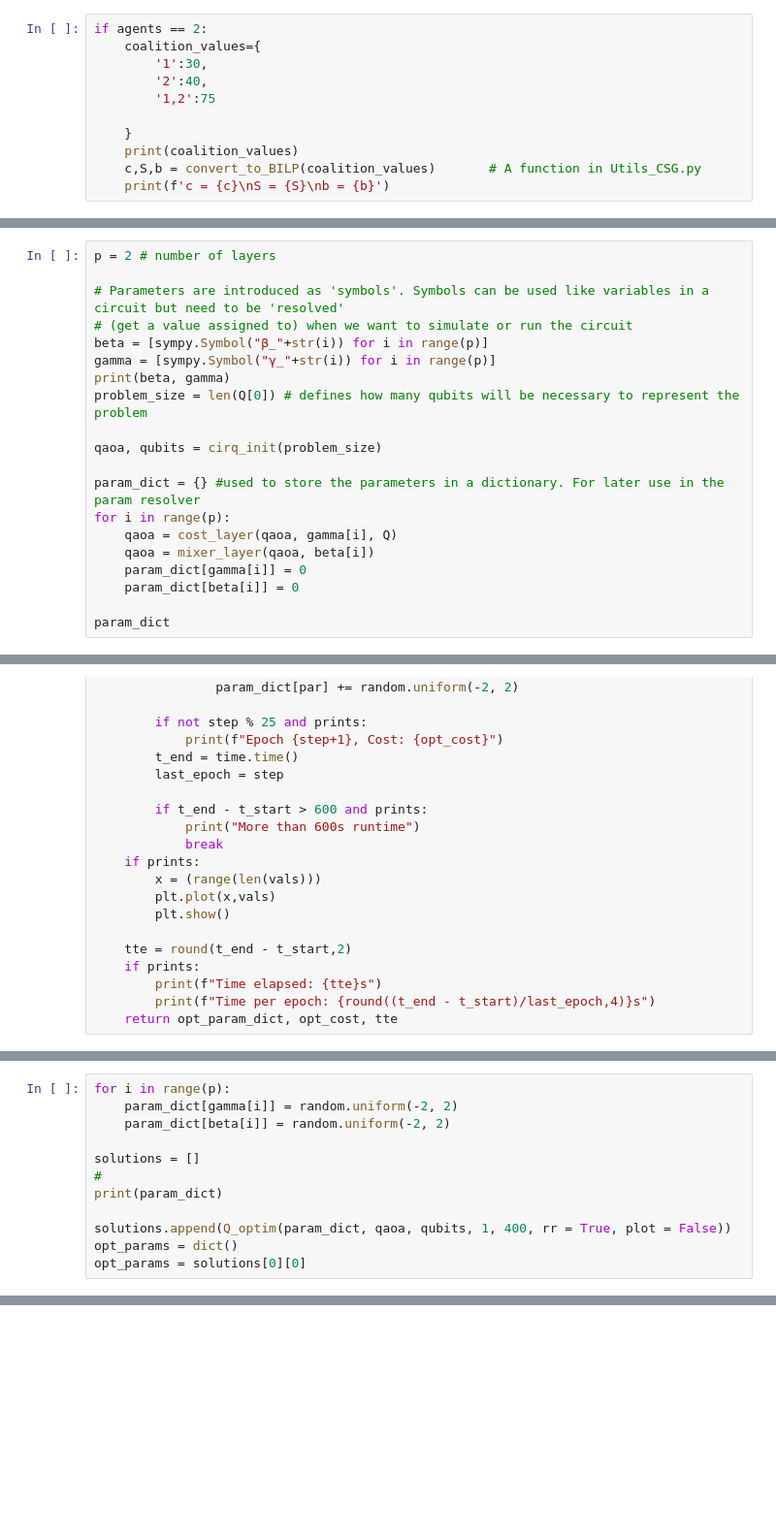
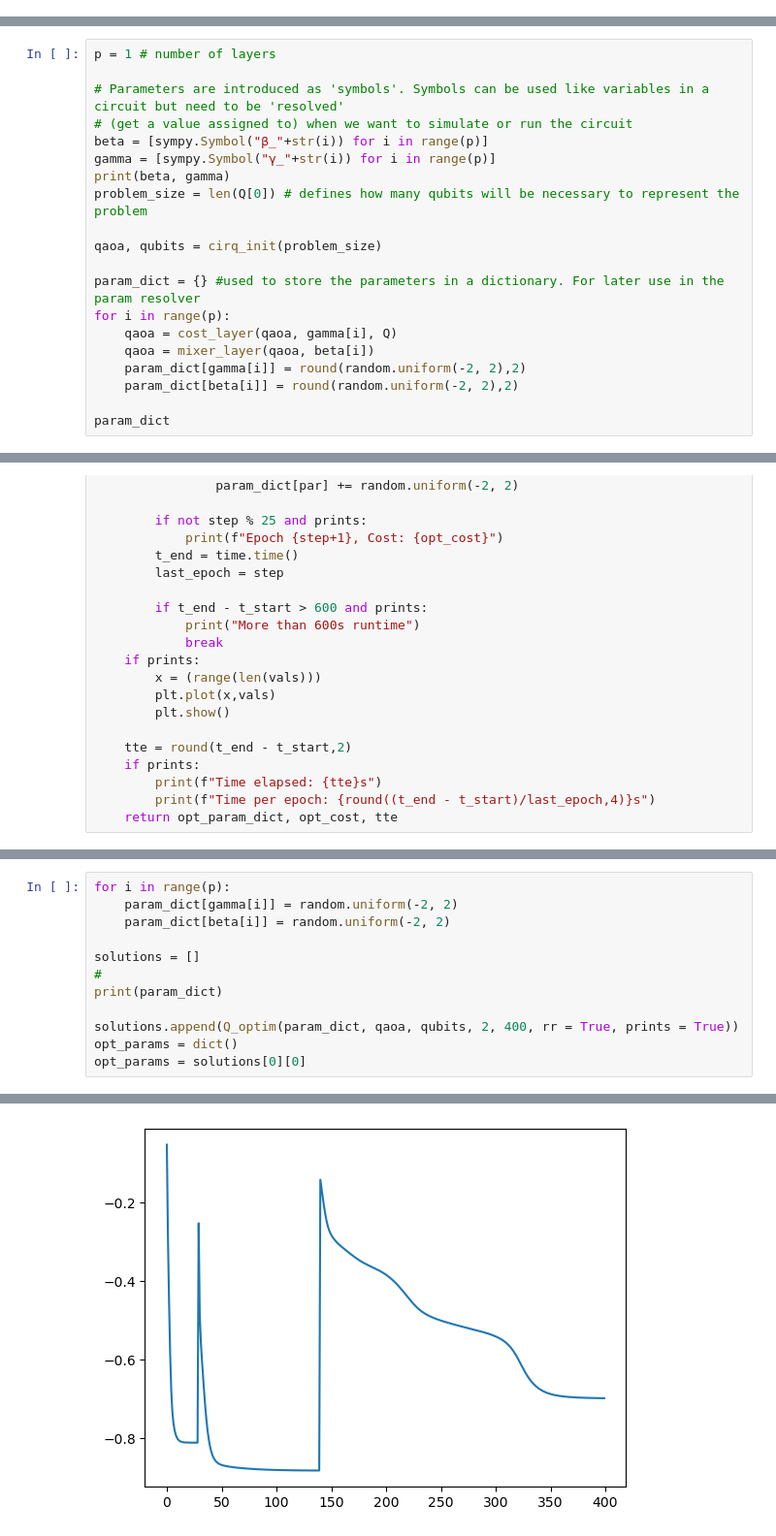
Before and after one commit to DanielPora/BILP-Q-version-for-Circ, a Jupyter notebook: multi agent.ipynb, the cells around one changed output, grey strips where cells are left out. Shown at 97% size. Drawn from its saved outputs; the diff is of its cells as text; blank space fills up the shorter version.

```diff
--- a/multi agent.ipynb
+++ b/multi agent.ipynb
@@ -59,17 +61,6 @@ if agents ==3:
 c = [30, 40, 25, 70, 60, 65, 90]
 S = [[1, 0, 0, 1, 1, 0, 1], [0, 1, 0, 1, 0, 1, 1], [0, 0, 1, 0, 1, 1, 1]]
 b = [1, 1, 1]
-# %%
-if agents == 2:
-    coalition_values={
-        '1':30,
-        '2':40,
-        '1,2':75
-
-    }
-    print(coalition_values)
-    c,S,b = convert_to_BILP(coalition_values)       # A function in Utils_CSG.py
-    print(f'c = {c}\nS = {S}\nb = {b}')
 # %%
 qubo_penalty = 50 * -1
 linear,quadratic = get_QUBO_coeffs(c,S,b,qubo_penalty)
@@ -284,7 +283,7 @@ def find_sol(sol_counter):
 # %% [markdown]
 ## Creating the Circuit and define depth of QAOA
 # %%
-p = 2 # number of layers
+p = 1 # number of layers
 
 # Parameters are introduced as 'symbols'. Symbols can be used like variables in a circuit but need to be 'resolved'
 # (get a value assigned to) when we want to simulate or run the circuit
@@ -299,8 +298,8 @@ param_dict = {} #used to store the parameters in a dictionary. For later use in
 for i in range(p):
     qaoa = cost_layer(qaoa, gamma[i], Q)
     qaoa = mixer_layer(qaoa, beta[i])
-    param_dict[gamma[i]] = 0
-    param_dict[beta[i]] = 0
+    param_dict[gamma[i]] = round(random.uniform(-2, 2),2)
+    param_dict[beta[i]] = round(random.uniform(-2, 2),2)
 
 param_dict
 # %% [output]
@@ -516,6 +557,7 @@ solutions = []
 #
 print(param_dict)
 
-solutions.append(Q_optim(param_dict, qaoa, qubits, 1, 400, rr = True, plot = False))
+solutions.append(Q_optim(param_dict, qaoa, qubits, 2, 400, rr = True, prints = True))
 opt_params = dict()
 opt_params = solutions[0][0]
+# %% [output]
@@ -521,0 +581 @@ opt_params = solutions[0][0]
+[figure, added]
```
Also changed, not shown: parts of 13 cells of this notebook, 7 other files.
